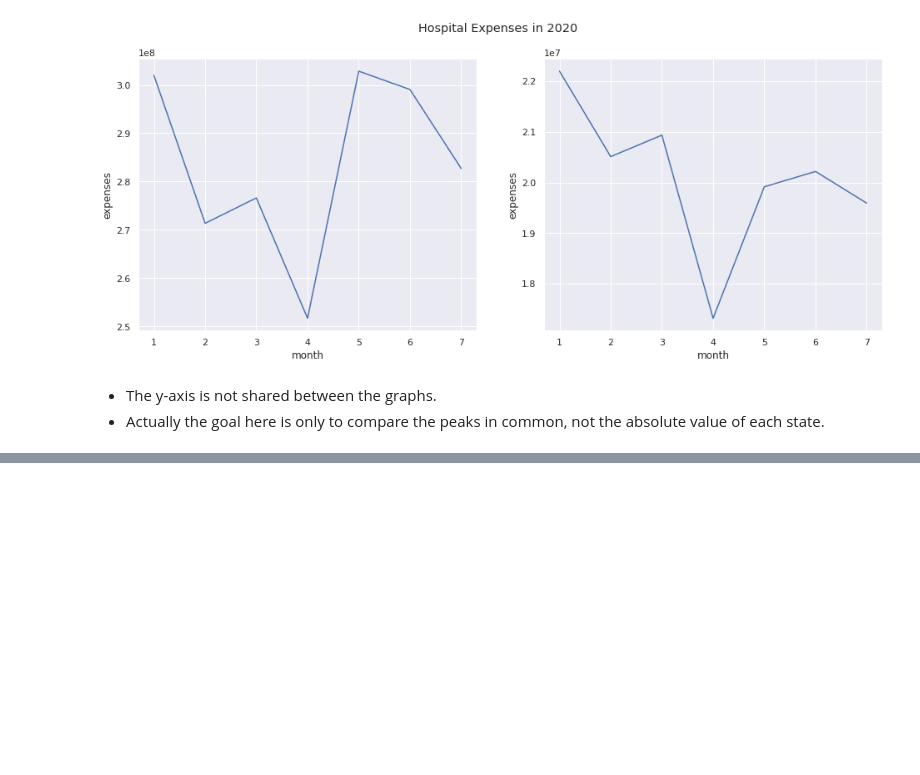
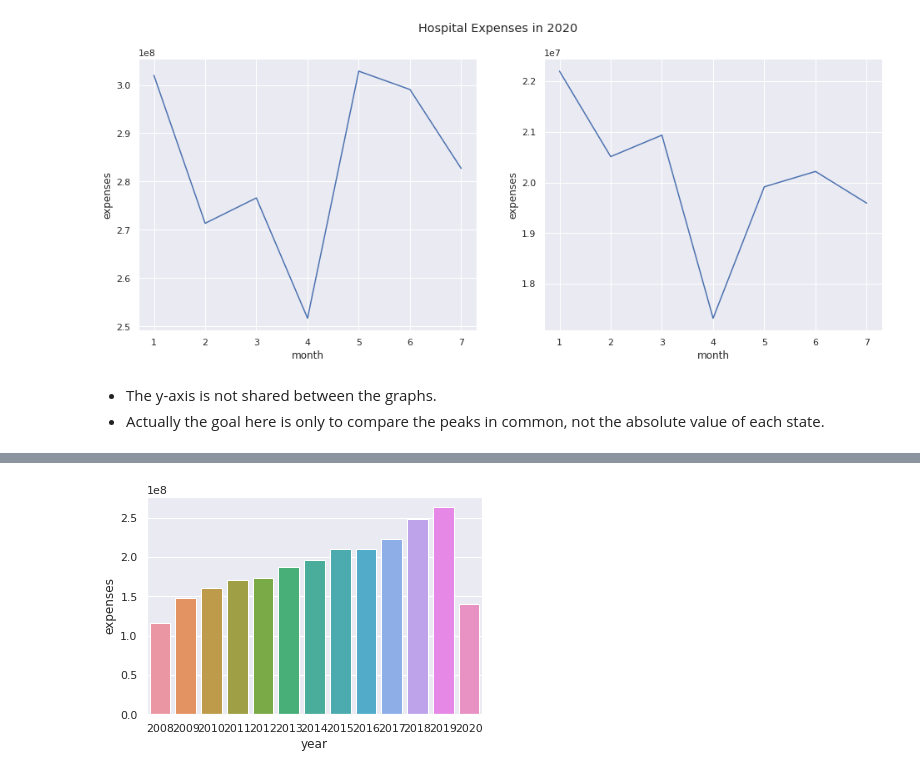
Before and after one commit to gabrielatrindade/alura-bootcamp, a Jupyter notebook: module2/lessons/hospital_expenses_sus_brazil_2.ipynb, the cells around one changed output, grey strips where cells are left out. Cells and saved outputs as stored; diff of their text form; code cells hidden in the pictures; blank space fills up the shorter version.

```diff
--- a/module2/lessons/hospital_expenses_sus_brazil_2.ipynb
+++ b/module2/lessons/hospital_expenses_sus_brazil_2.ipynb
@@ -1542,0 +1599,8 @@ Aula 05: Avançando em Pandas e Seaborn
+# %%
+sns.barplot(data=hospital_expenses_groupby_year_rn,
+            x=hospital_expenses_groupby_year_rn.index,
+            y='expenses')
+
+plt.show()
+# %% [output]
+[figure, added]
```
Also changed, not shown: parts of 27 cells of this notebook.
